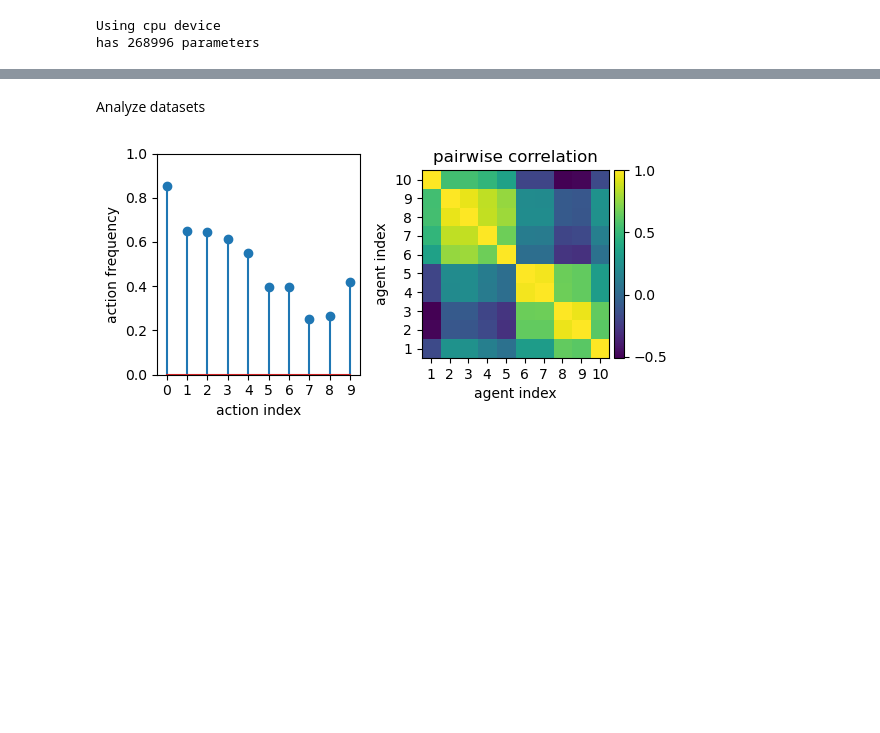
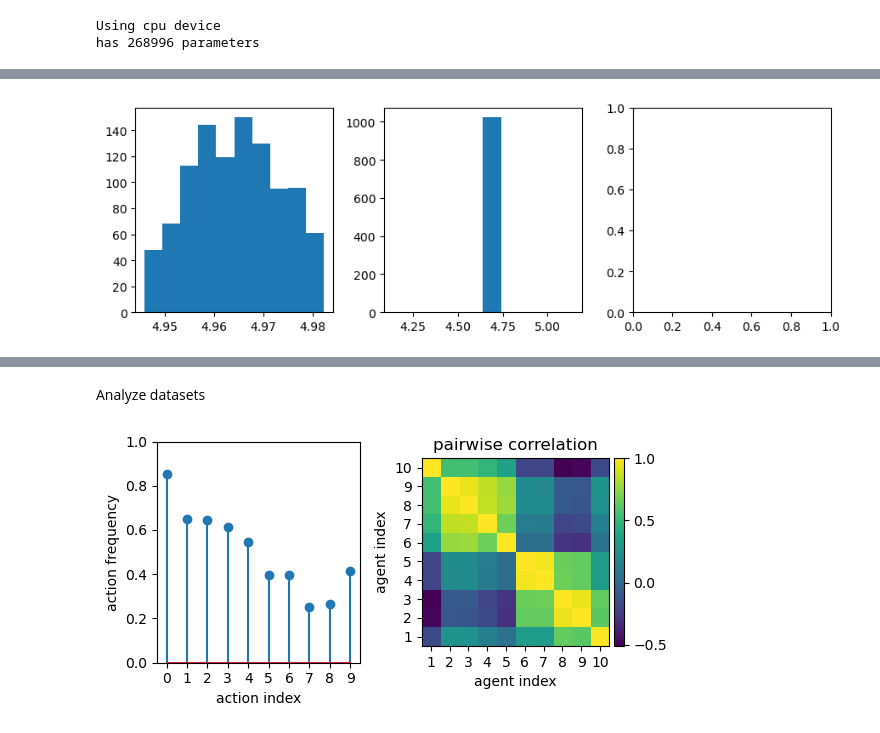
Before and after one commit to amimem/ToMM, a Jupyter notebook: trained_networks_analysis.ipynb, the cells around one changed output, grey strips where cells are left out. Saved outputs shown, nothing was run; the diff lists cells and outputs as text; code cells hidden in the pictures; blank space fills up the shorter version.

```diff
--- a/trained_networks_analysis.ipynb
+++ b/trained_networks_analysis.ipynb
@@ -54,0 +114,36 @@ tensor([1.])
+# %%
+import itertools
+from torch import nn
+def get_probs_on_vertices_from_model(net):
+    net.eval()
+    with torch.no_grad():
+        vertex_states = list(itertools.product([0, 1], repeat=10))
+        prob_array_store=[]
+        f=nn.Softmax(dim=-1)
+        for vertex_state in vertex_states:
+            logit_array=net(torch.Tensor(vertex_state))
+            prob_array_store.append(np.array(f(logit_array)[:,0]))
+        return np.array(prob_array_store)
+
+def get_probs_on_vertices_from_data(data):
+    seed_idx=0
+    states=np.array(data["states"][seed_idx]) #used only 1 seed
+    actions=np.array(data["actions"][seed_idx])
+    vertex_states = np.array(list(itertools.product([0, 1], repeat=10)))
+    states=states>0.5
+    actions_on_vertices=-np.ones((vertex_states.shape[0],actions.shape[1]))
+    got_list=[]
+    for i,binarized_state in enumerate(states[:20000]):
+        for j,vertex_state in enumerate(vertex_states):
+            if np.all(binarized_state == vertex_state):
+                actions_on_vertices[j]=actions[i]
+                break
+        if np.mod(i,100)==0:
+            print(np.sum(actions_on_vertices==-1))
+    return actions_on_vertices
+# %%
+prelearning_probs=get_probs_on_vertices_from_model(net)
+# %%
+state_dict = torch.load(outdir + trainedmodel_filename)
+net.load_state_dict(state_dict)
+postlearning_probs=get_probs_on_vertices_from_model(net)
@@ -54,0 +202,7 @@ tensor([1.])
+# %%
+fig,ax=pl.subplots(1,3,figsize=(9,3))
+ax[0].hist(np.sum(prelearning_probs,axis=1))
+ax[1].hist(np.sum(postlearning_probs,axis=1))
+fig.tight_layout()
+# %% [output]
+[figure, added]
```
Also changed, not shown: parts of 30 cells of this notebook, 6 other files.
